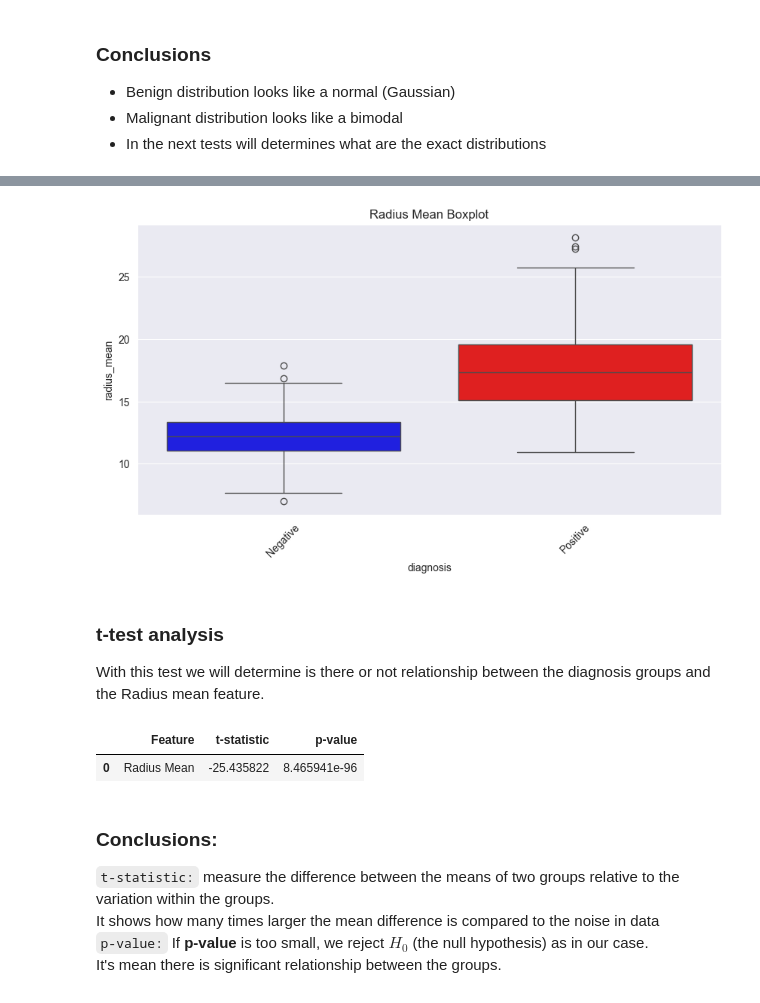
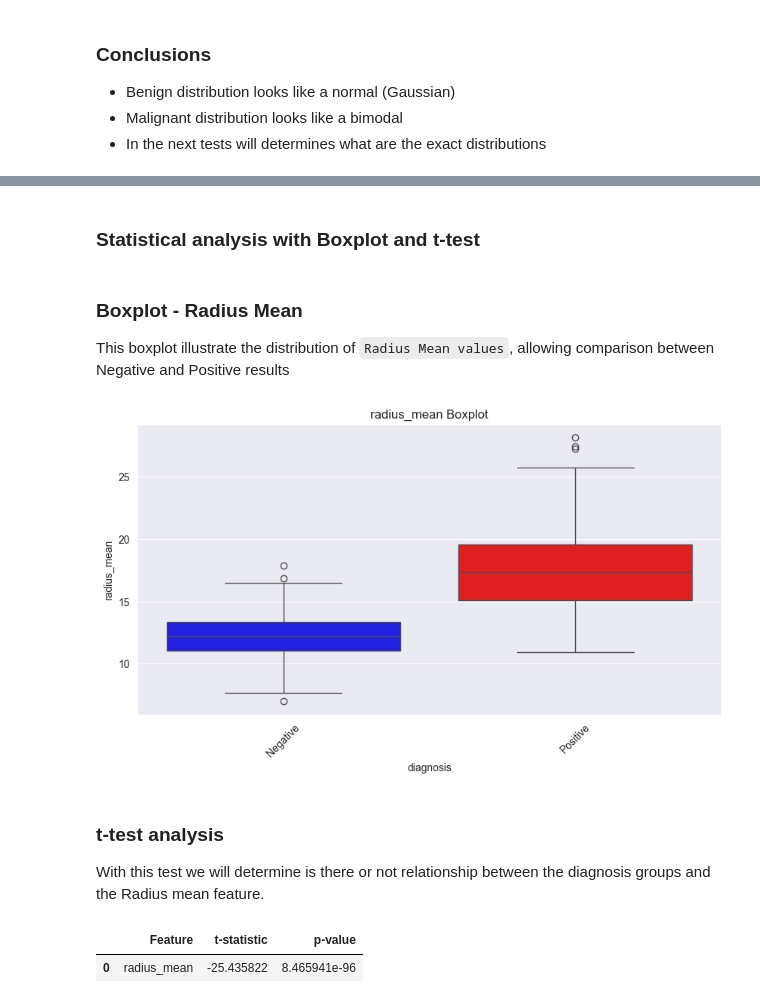
Before and after one commit to plamensve/BREAST_CANCER_ML, a Jupyter notebook: notebooks/02_eda_pdata.ipynb, the cells around one changed output, grey strips where cells are left out. Saved outputs shown, nothing was run; the diff lists cells and outputs as text; code cells hidden in the pictures.

```diff
--- a/notebooks/02_eda_pdata.ipynb
+++ b/notebooks/02_eda_pdata.ipynb
@@ -50,42 +53,18 @@ This boxplot illustrate the distribution of `Radius Mean values`, allowing compa
-# %%
-# Аdd boxplot to visualize outliers and compare distribution for Negative vs. Positive results
-plt.figure(figsize=(10, 5))
-sns.boxplot(x='diagnosis',
-            y='radius_mean',
-            data=data,
-            hue='diagnosis',
-            palette={0: 'blue', 1: 'red'},
-            dodge=False)
-
-plt.title('Radius Mean Boxplot')
-plt.xticks([0, 1], ['Negative', 'Positive'], rotation=45)
-plt.legend([],[], frameon=False)
-plt.show()
-# %% [output]
-[figure, removed]
-# %% [markdown]
-### t-test analysis
-With this test we will determine is there or not relationship between the diagnosis groups and the Radius mean feature.
-# %%
-negative = data[data['diagnosis'] == 0]['radius_mean']
-positive = data[data['diagnosis'] == 1]['radius_mean']
-
-t_stat, p_value = ttest_ind(negative, positive)
-
-results = {
-    'Feature': ['Radius Mean'],
-    't-statistic': t_stat,
-    'p-value': p_value
-}
-
-df_results = pd.DataFrame(results)
-
-display(df_results)
-# %% [output]
-|  | Feature | t-statistic | p-value |
-| 0 | Radius Mean | -25.435822 | 8.465941e-96 |
-# %% [markdown]
-### Conclusions:
-`t-statistic:` measure the difference between the means of two groups relative to the variation within the groups.<br>It shows how many times larger the mean difference is compared to the noise in data<br>
-`p-value:`  If **p-value** is too small, we reject $H_0$ (the null hypothesis) as in our case. <br>
-It's mean there is significant relationship between the groups.
+# %% [markdown]
+### Statistical analysis with Boxplot and t-test
+# %% [markdown]
+### Boxplot - Radius Mean
+This boxplot illustrate the distribution of `Radius Mean values`, allowing comparison between Negative and Positive results
+# %%
+stat_analysis = FeatureStats(dataset=data, target_column='diagnosis', feature='radius_mean')
+stat_analysis.display_boxplot()
+# %% [output]
+[figure, added]
+# %% [markdown]
+### t-test analysis
+With this test we will determine is there or not relationship between the diagnosis groups and the Radius mean feature.
+# %%
+stat_analysis.display_ttest()
+# %% [output]
+|  | Feature | t-statistic | p-value |
+| 0 | radius_mean | -25.435822 | 8.465941e-96 |
```
Also changed, not shown: parts of 18 cells of this notebook, 8 other files.
